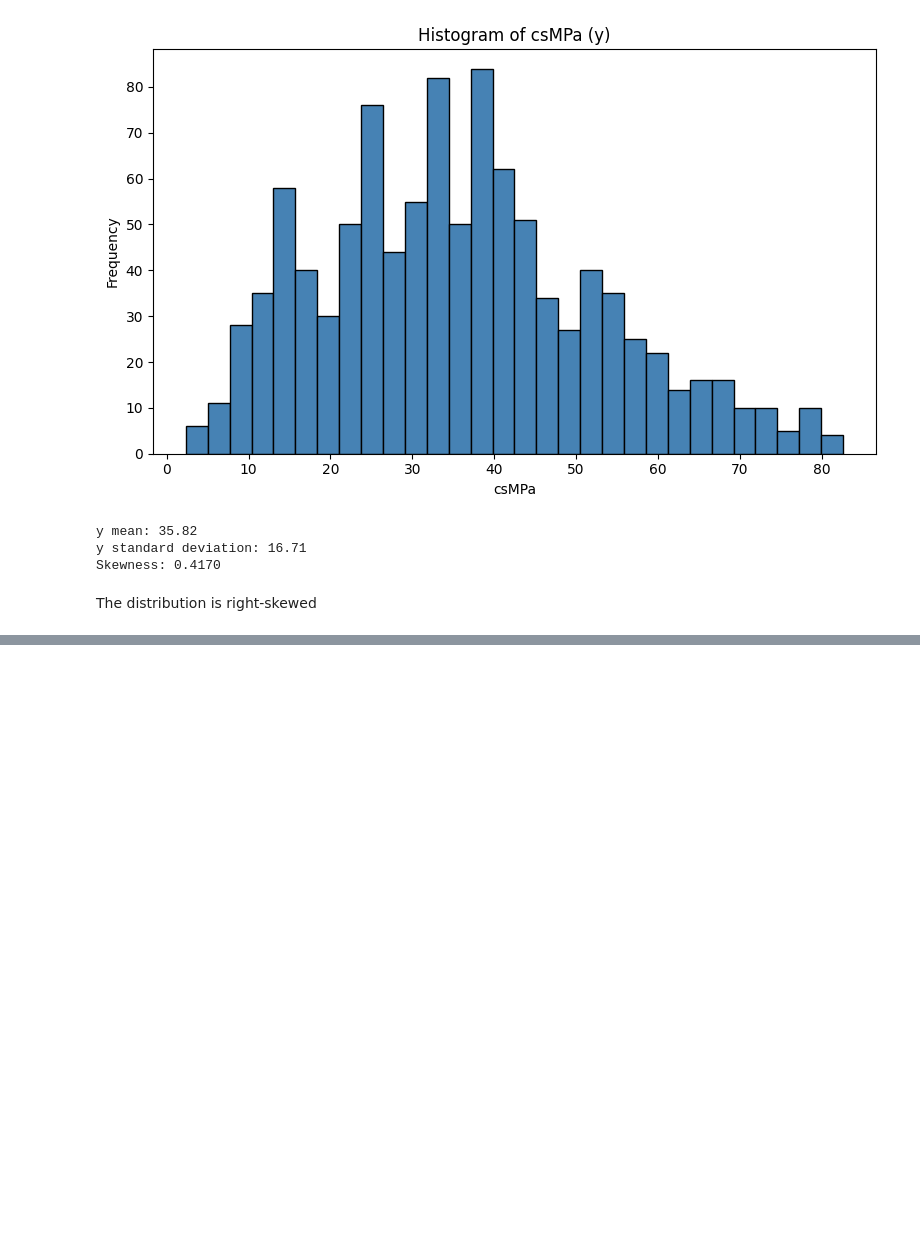
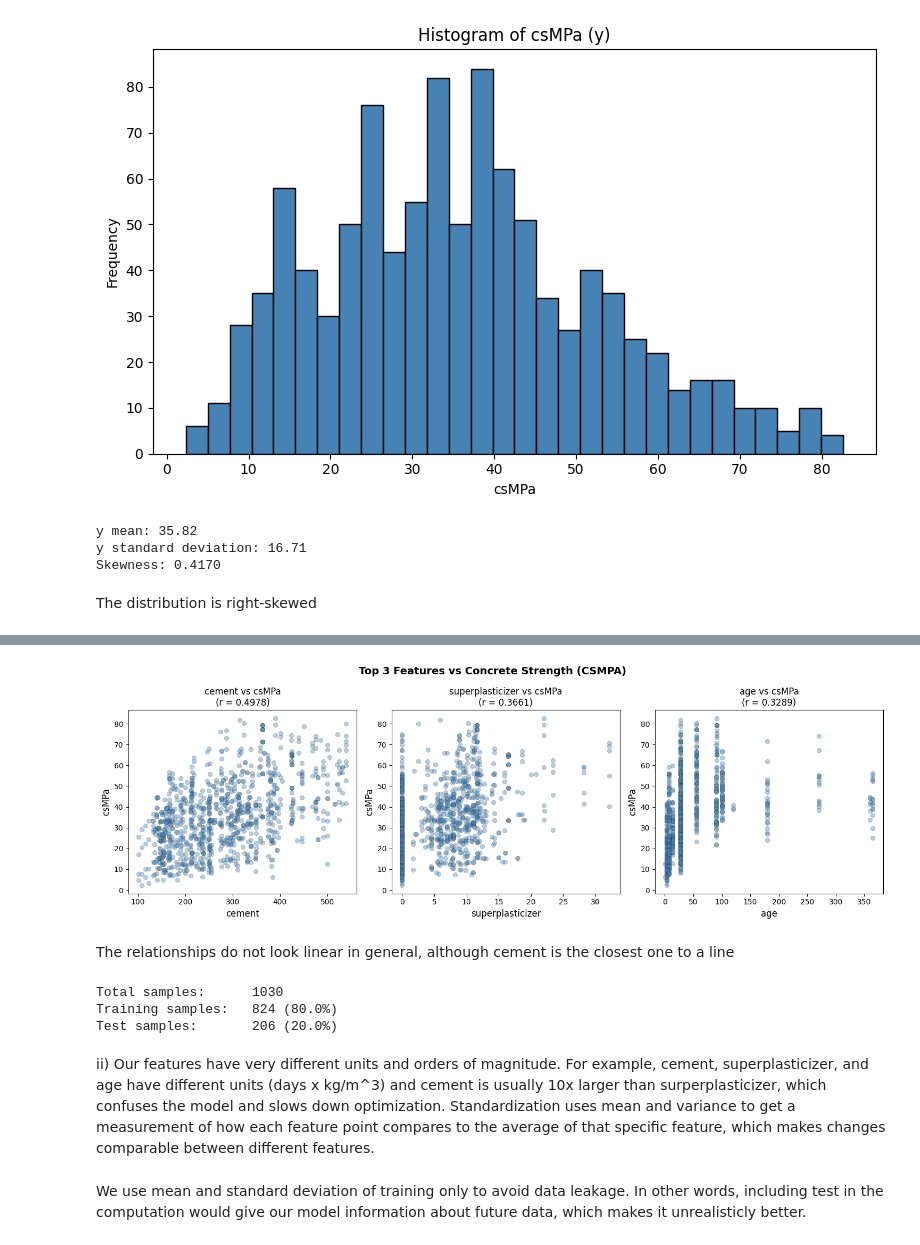
Before and after one commit to Pedro-Langone/EC146, a Jupyter notebook: hw1/hw1.ipynb, the cells around one changed output, grey strips where cells are left out. Drawn from its saved outputs; the diff is of its cells as text; code cells hidden in the pictures; blank space fills up the shorter version.

```diff
--- a/hw1/hw1.ipynb
+++ b/hw1/hw1.ipynb
@@ -48,0 +107,43 @@ The distribution is right-skewed
+# %%
+# v)
+
+#Take absolute values, sort them and get the top 3
+top3_features = corr_matrix[target].drop(target).abs().sort_values(ascending=False).head(3).index.tolist()
+fig, axes = plt.subplots(1, 3, figsize=(15, 5))
+
+for i, feature in enumerate(top3_features):
+    corr_val = corr_matrix[target][feature]
+    axes[i].scatter(df[feature], df[target], alpha=0.4, color='steelblue', edgecolors='k', linewidths=0.3)
+    axes[i].set_xlabel(feature, fontsize=12)
+    axes[i].set_ylabel(target, fontsize=12)
+    axes[i].set_title(f'{feature} vs {target}\n(r = {corr_val:.4f})', fontsize=12)
+
+plt.suptitle('Top 3 Features vs Concrete Strength (CSMPA)', fontsize=14, fontweight='bold')
+plt.tight_layout()
+plt.show()
+# %% [output]
+[figure, added]
+# %% [markdown]
+The relationships do not look linear in general, although cement is the closest one to a line
+# %%
+# Part b)
+# i)
+from sklearn.model_selection import train_test_split
+import numpy as np
+
+np.random.seed(42)
+
+# Define features (X) and target (y)
+X = df.drop(columns=[target])
+y = df[target]
+X_train, X_test, y_train, y_test = train_test_split(X, y, test_size=0.2, random_state=42)
+
+print(f"Total samples:      {len(df)}")
+print(f"Training samples:   {len(X_train)} ({len(X_train)/len(df)*100:.1f}%)")
+print(f"Test samples:       {len(X_test)} ({len(X_test)/len(df)*100:.1f}%)")
+# %% [output]
+Total samples:      1030
+Training samples:   824 (80.0%)
+Test samples:       206 (20.0%)
+# %% [markdown]
+ii) Our features have very different units and orders of magnitude. For example, cement, superplasticizer, and age have different units (days x kg/m^3) and cement is usually 10x larger than surperplasticizer, which confuses the model and slows down optimization. Standardization uses mean and variance to get a measurement of how each feature point compares to the average of that specific feature, which makes changes comparable between different features.
@@ -48,0 +157,2 @@ The distribution is right-skewed
+# %% [markdown]
+We use mean and standard deviation of training only to avoid data leakage. In other words, including test in the computation would give our model information about future data, which makes it unrealisticly better.
```
Also changed, not shown: parts of 15 cells of this notebook.
